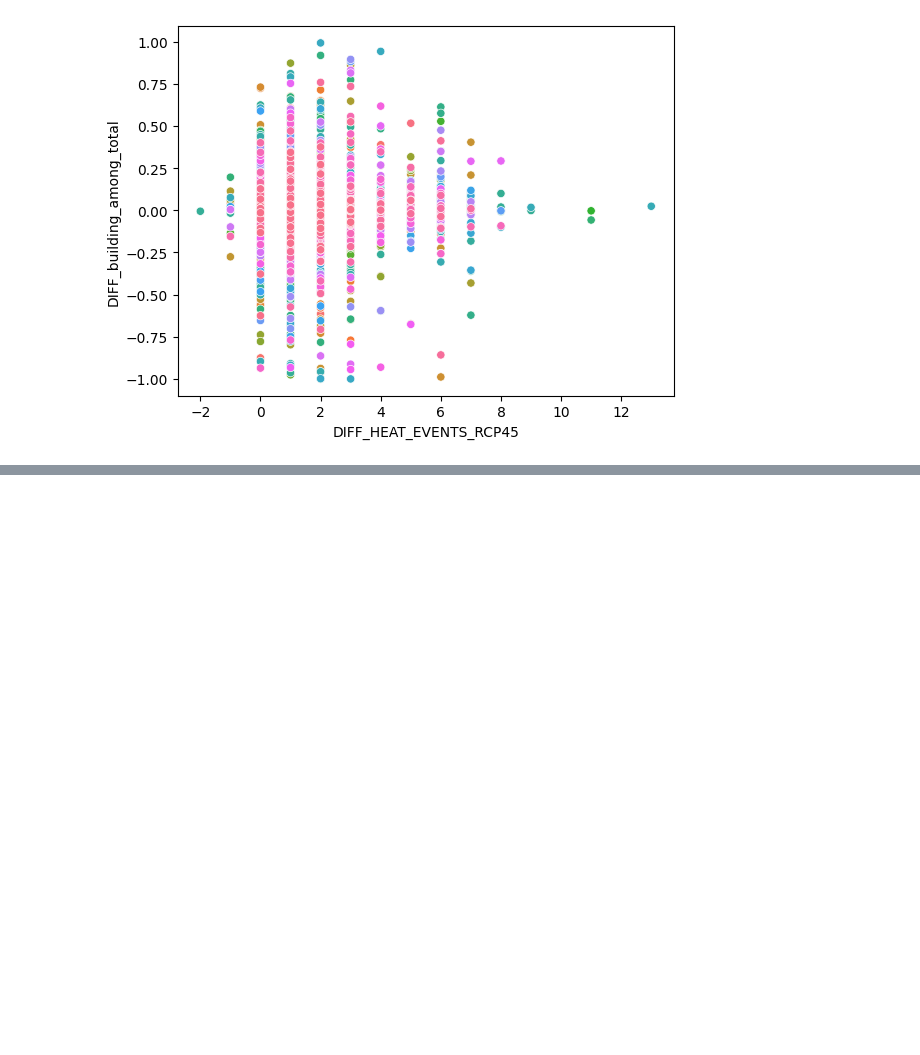
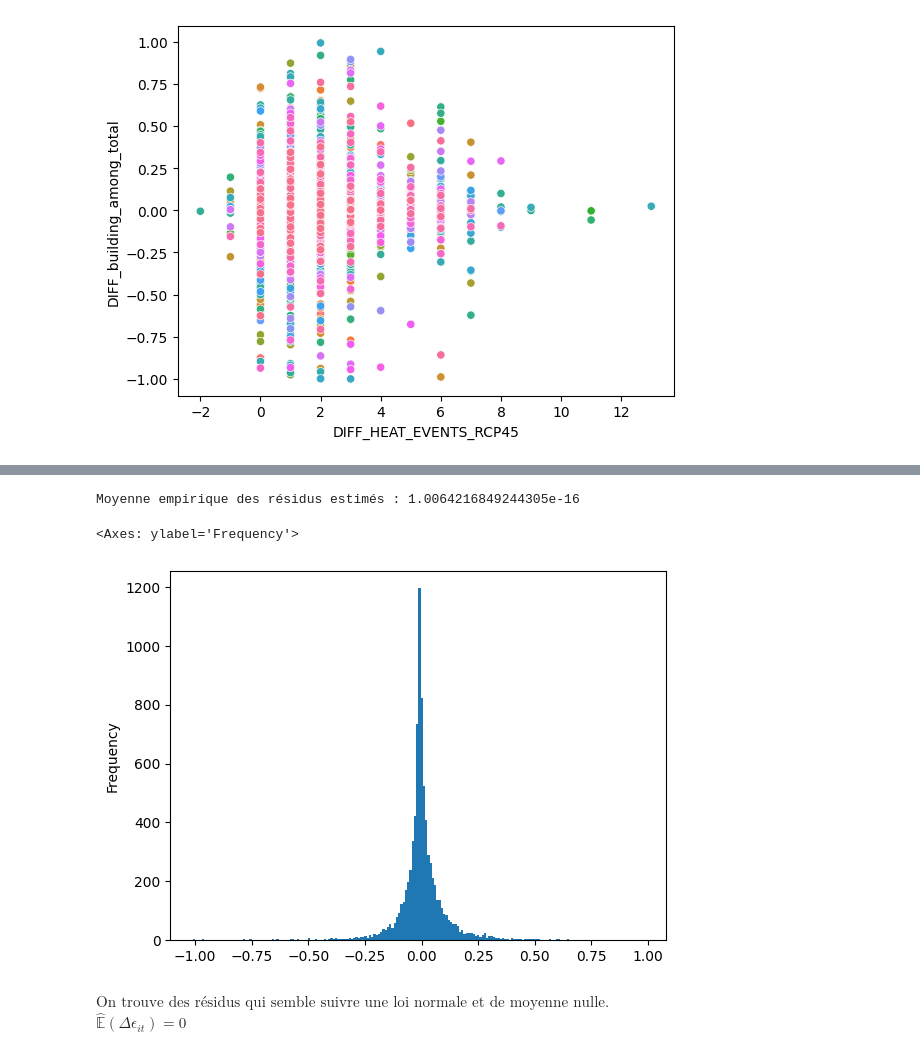
Before and after one commit to Askkip/StatAPP, a Jupyter notebook: US_Financials_Modeelisation.ipynb, the cells around one changed output, grey strips where cells are left out. Cells and saved outputs as stored; diff of their text form; code cells hidden in the pictures; blank space fills up the shorter version.

Commit message:
modele2

```diff
--- a/US_Financials_Modeelisation.ipynb
+++ b/US_Financials_Modeelisation.ipynb
@@ -663,6 +549,16 @@ Covariance Type:                   nonrobust
 
 Notes:
 [1] Standard Errors assume that the covariance matrix of the errors is correctly specified.
+# %%
+print(f"Moyenne empirique des résidus estimés : {pooled_olsr_model_results.resid.mean()}")
+pooled_olsr_model_results.resid.plot.hist(bins=200)
+# %% [output]
+Moyenne empirique des résidus estimés : 1.0064216849244305e-16
+<Axes: ylabel='Frequency'>
+[figure, added]
+# %% [markdown]
+$\text{On trouve des résidus qui semble suivre une loi normale et de moyenne nulle.}$\
+$\hat{\mathbb{E}}(\Delta \epsilon_{it}) = 0$
 # %%
 from statsmodels.tsa.stattools import adfuller
 
```
Also changed, not shown: parts of 25 cells of this notebook.
